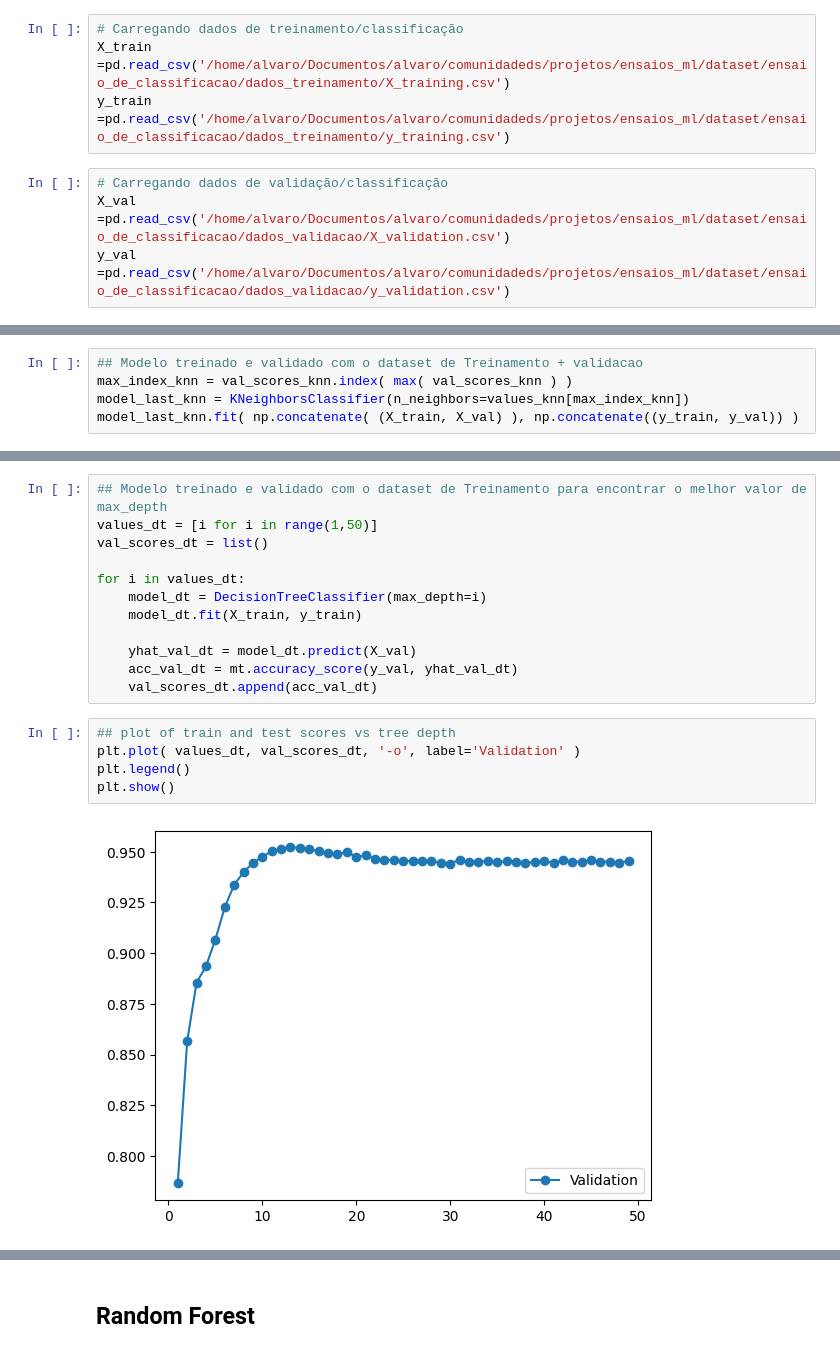
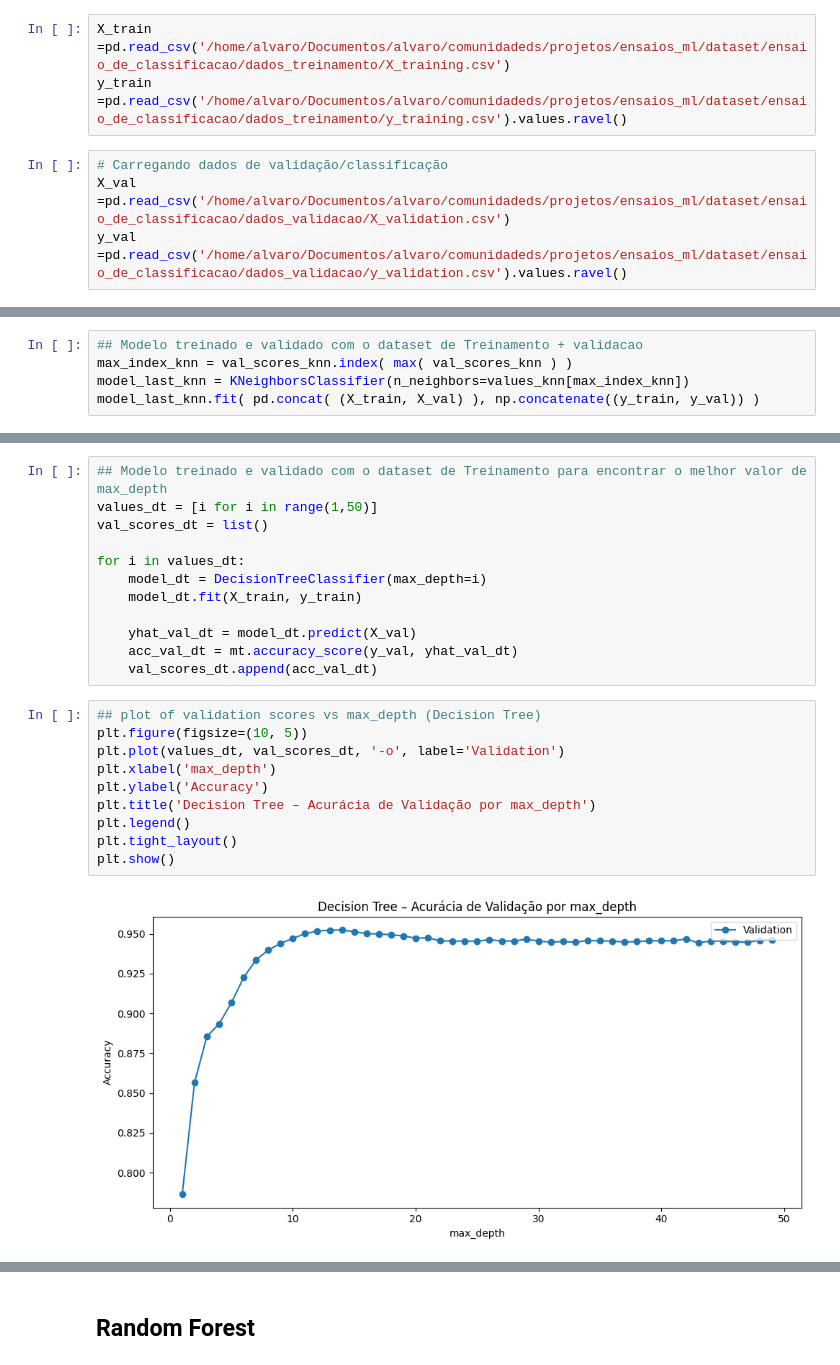
Before and after one commit to alvaro-morais-png/ensaio-machine-learning, a Jupyter notebook: notebooks/classificacao/classificacao_teste.ipynb, the cells around one changed output, grey strips where cells are left out. Drawn from its saved outputs; the diff is of its cells as text.

```diff
--- a/notebooks/classificacao/classificacao_teste.ipynb
+++ b/notebooks/classificacao/classificacao_teste.ipynb
@@ -20,13 +21,12 @@ from sklearn import metrics as mt
 Neste bloco são carregados os conjuntos de dados de treino, validação e teste.
 Os dados são lidos de arquivos CSV separados para manter o processo de avaliação correto.
 # %%
-# Carregando dados de treinamento/classificação
 X_train =pd.read_csv('/home/alvaro/Documentos/alvaro/comunidadeds/projetos/ensaios_ml/dataset/ensaio_de_classificacao/dados_treinamento/X_training.csv')
-y_train =pd.read_csv('/home/alvaro/Documentos/alvaro/comunidadeds/projetos/ensaios_ml/dataset/ensaio_de_classificacao/dados_treinamento/y_training.csv')
+y_train =pd.read_csv('/home/alvaro/Documentos/alvaro/comunidadeds/projetos/ensaios_ml/dataset/ensaio_de_classificacao/dados_treinamento/y_training.csv').values.ravel()
 # %%
 # Carregando dados de validação/classificação
 X_val =pd.read_csv('/home/alvaro/Documentos/alvaro/comunidadeds/projetos/ensaios_ml/dataset/ensaio_de_classificacao/dados_validacao/X_validation.csv')
-y_val =pd.read_csv('/home/alvaro/Documentos/alvaro/comunidadeds/projetos/ensaios_ml/dataset/ensaio_de_classificacao/dados_validacao/y_validation.csv')
+y_val =pd.read_csv('/home/alvaro/Documentos/alvaro/comunidadeds/projetos/ensaios_ml/dataset/ensaio_de_classificacao/dados_validacao/y_validation.csv').values.ravel()
 # %%
 # Carregando dados de teste/Classificação
 X_test =pd.read_csv('/home/alvaro/Documentos/alvaro/comunidadeds/projetos/ensaios_ml/dataset/ensaio_de_classificacao/dados_teste/X_test.csv')
@@ -78,7 +83,7 @@ Accuracy Over Validation: 0.6144663599214903
 ## Modelo treinado e validado com o dataset de Treinamento + validacao
 max_index_knn = val_scores_knn.index( max( val_scores_knn ) )
 model_last_knn = KNeighborsClassifier(n_neighbors=values_knn[max_index_knn])
-model_last_knn.fit( np.concatenate( (X_train, X_val) ), np.concatenate((y_train, y_val)) )
+model_last_knn.fit( pd.concat( (X_train, X_val) ), np.concatenate((y_train, y_val)) )
 # %% [output]
 KNeighborsClassifier(n_neighbors=1)
 # %%
@@ -181,10 +186,15 @@ for i in values_dt:
     acc_val_dt = mt.accuracy_score(y_val, yhat_val_dt)
     val_scores_dt.append(acc_val_dt)
 # %%
-## plot of train and test scores vs tree depth
-plt.plot( values_dt, val_scores_dt, '-o', label='Validation' )
+## plot of validation scores vs max_depth (Decision Tree)
+plt.figure(figsize=(10, 5))
+plt.plot(values_dt, val_scores_dt, '-o', label='Validation')
+plt.xlabel('max_depth')
+plt.ylabel('Accuracy')
+plt.title('Decision Tree – Acurácia de Validação por max_depth')
 plt.legend()
+plt.tight_layout()
 plt.show()
 # %% [output]
-[figure, old version]
+[figure, new version]
 # %%
```
Also changed, not shown: parts of 30 cells of this notebook, 3 other files.
